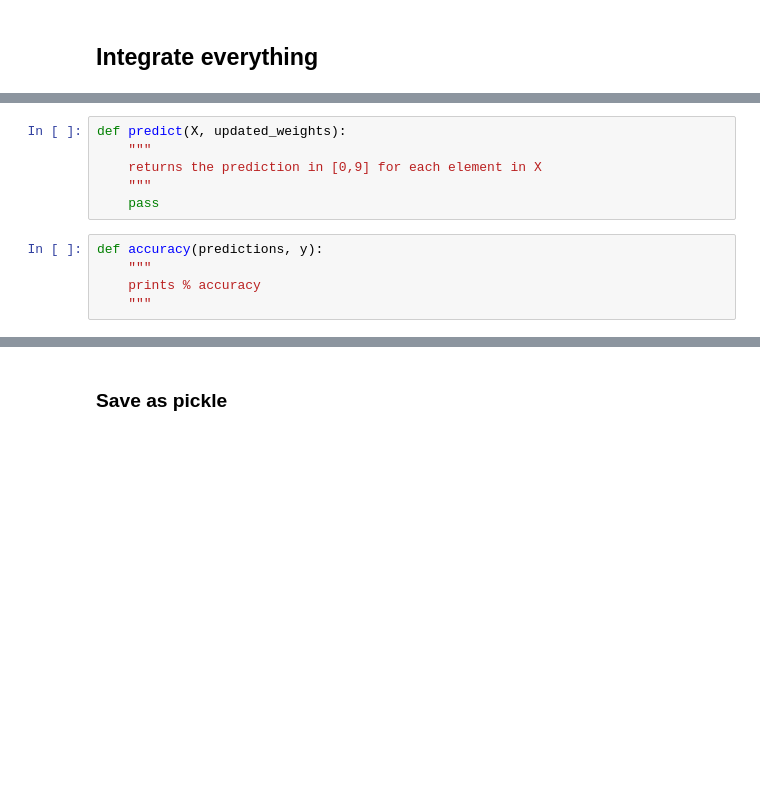
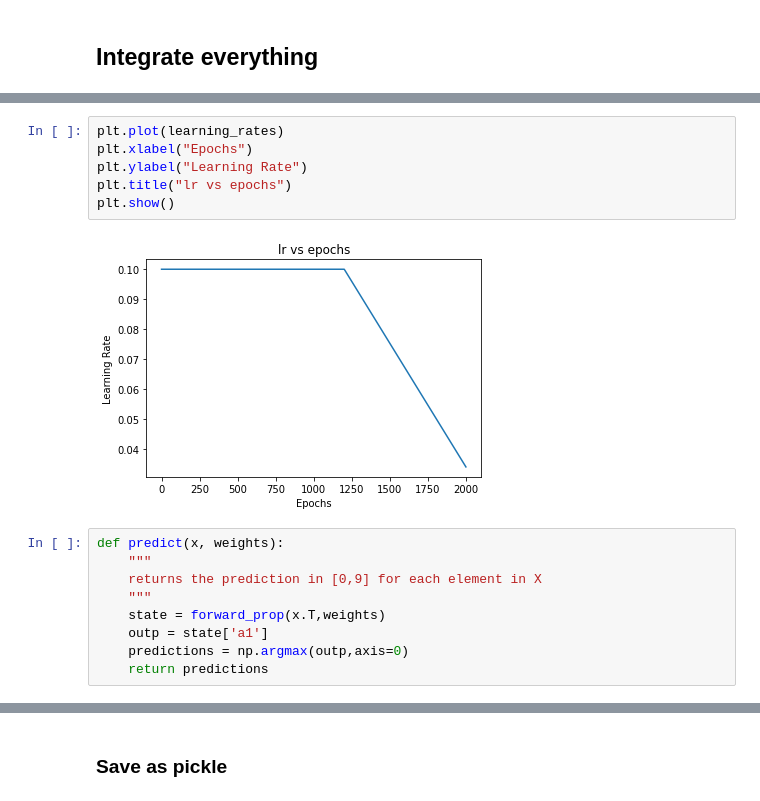
Before and after one commit to BhavyaKohli/GANdualf, a Jupyter notebook: Assignments/Assignment1/CNN_lytical_Assignment_1.ipynb, the cells around one changed output, grey strips where cells are left out. Drawn from its saved outputs; the diff is of its cells as text; blank space fills up the shorter version.

```diff
--- a/Assignments/Assignment1/CNN_lytical_Assignment_1.ipynb
+++ b/Assignments/Assignment1/CNN_lytical_Assignment_1.ipynb
@@ -191,11 +300,17 @@ def train(X, y, hidden_nodes, epochs=1000, lr=1e-5):
+# %%
+plt.plot(learning_rates)
+plt.xlabel("Epochs")
+plt.ylabel("Learning Rate")
+plt.title("lr vs epochs")
+plt.show()
+# %% [output]
+[figure, added]
 # %%
-def predict(X, updated_weights):
+def predict(x, weights):
     """
     returns the prediction in [0,9] for each element in X
     """
-    pass
+    state = forward_prop(x.T,weights)
+    outp = state['a1']
+    predictions = np.argmax(outp,axis=0)
+    return predictions
-# %%
-def accuracy(predictions, y):
-    """
-    prints % accuracy
-    """
```
Also changed, not shown: parts of 21 cells of this notebook.
